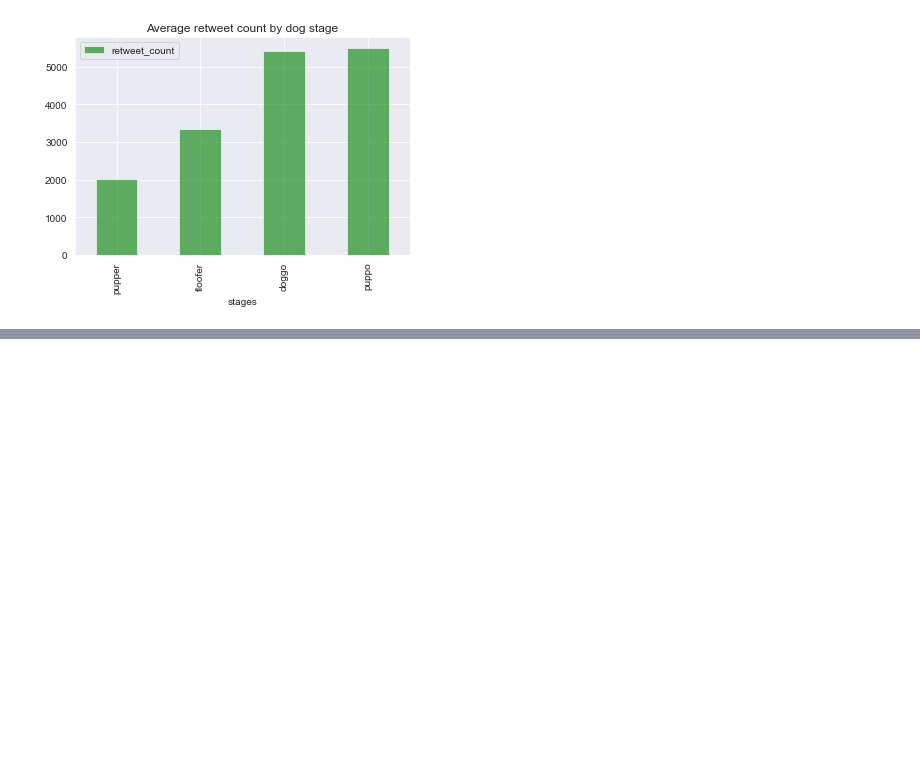
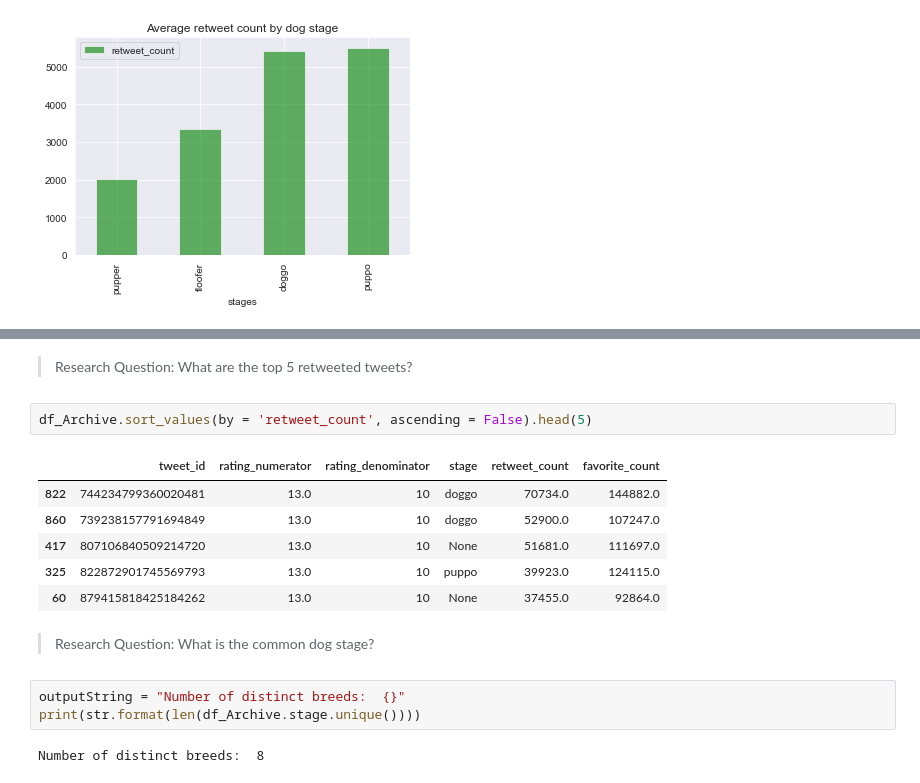
Before and after one commit to PeterBaraka/WeRateDogs-Twitter-Archive-Analysis, a Jupyter notebook: wrangle_act.ipynb, the cells around one changed output, grey strips where cells are left out. Saved outputs shown, nothing was run; the diff lists cells and outputs as text; blank space fills up the shorter version.

```diff
--- a/wrangle_act.ipynb
+++ b/wrangle_act.ipynb
@@ -1083,0 +1092,18 @@ stageRetCount.plot(x="stages",y='retweet_count',kind='bar',title="Average retwee
+# %% [markdown]
+> Research Question: What are the top 5 retweeted tweets?
+# %%
+df_Archive.sort_values(by = 'retweet_count', ascending = False).head(5)
+# %% [output]
+|  | tweet_id | rating_numerator | rating_denominator | stage | retweet_count | favorite_count |
+| 822 | 744234799360020481 | 13.0 | 10 | doggo | 70734.0 | 144882.0 |
+| 860 | 739238157791694849 | 13.0 | 10 | doggo | 52900.0 | 107247.0 |
+| 417 | 807106840509214720 | 13.0 | 10 | None | 51681.0 | 111697.0 |
+| 325 | 822872901745569793 | 13.0 | 10 | puppo | 39923.0 | 124115.0 |
+| 60 | 879415818425184262 | 13.0 | 10 | None | 37455.0 | 92864.0 |
+# %% [markdown]
+> Research Question: What is the common dog stage?
+# %%
+outputString = "Number of distinct breeds:  {}"
+print(str.format(len(df_Archive.stage.unique())))
+# %% [output]
+Number of distinct breeds:  8
```
Also changed, not shown: parts of 5 cells of this notebook, 7 other files.
